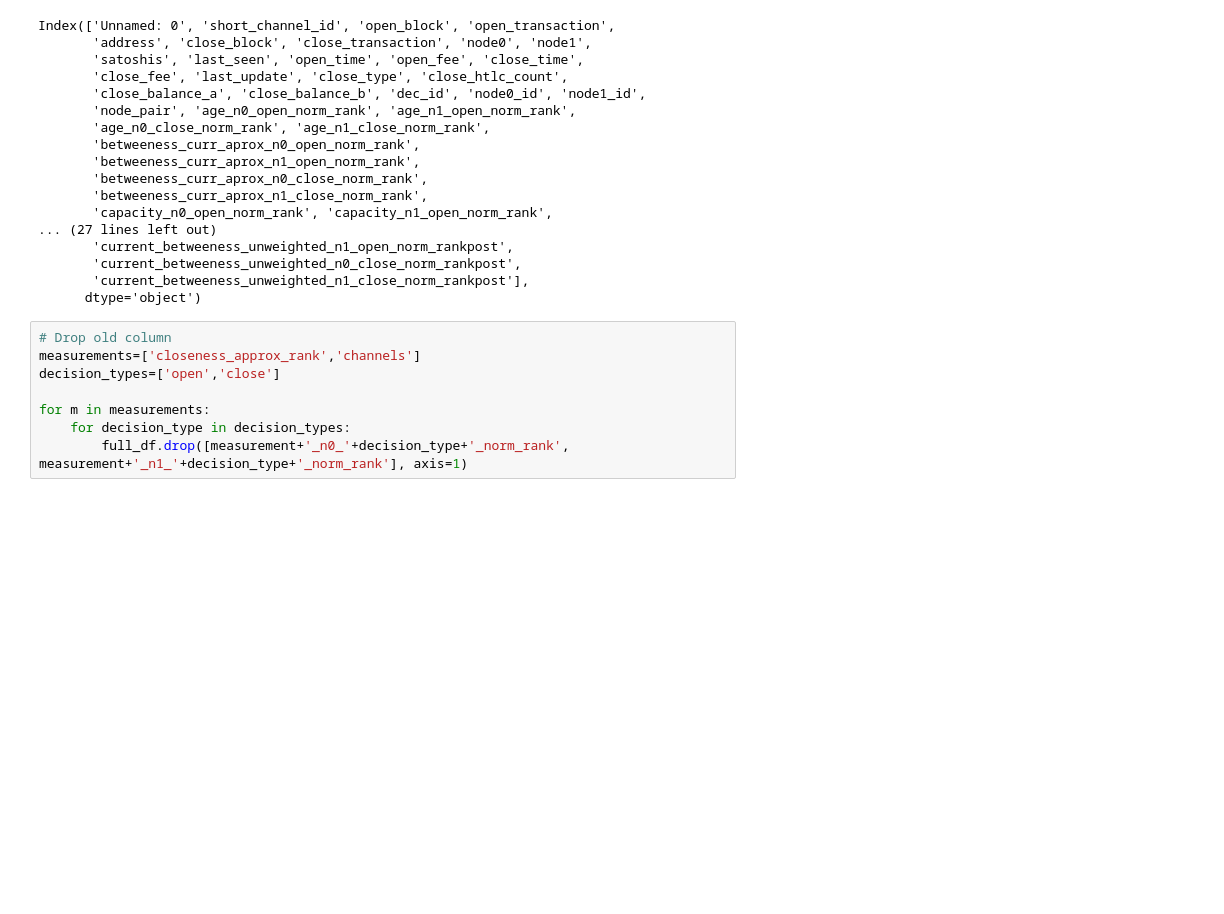
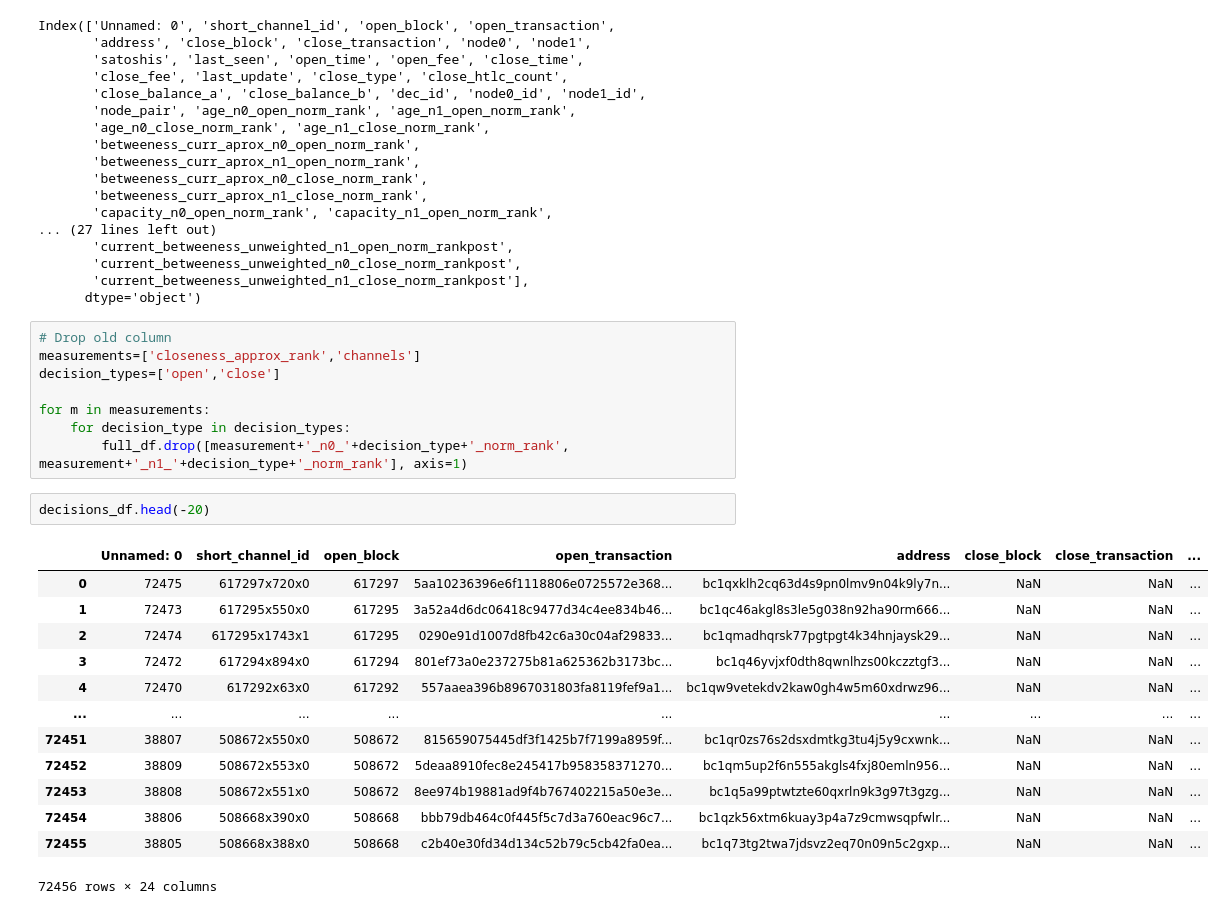
Before and after one commit to dsrincon/ln_strategy, a Jupyter notebook: ln-datapp-normalized_rankings.ipynb, the cells around one changed output. Cells and saved outputs as stored; diff of their text form; blank space fills up the shorter version.

```diff
--- a/ln-datapp-normalized_rankings.ipynb
+++ b/ln-datapp-normalized_rankings.ipynb
@@ -755,3 +755,19 @@ decision_types=['open','close']
 for m in measurements:
     for decision_type in decision_types:
         full_df.drop([measurement+'_n0_'+decision_type+'_norm_rank', measurement+'_n1_'+decision_type+'_norm_rank'], axis=1)
+# %%
+decisions_df.head(-20)
+# %% [output]
+|  | Unnamed: 0 | short_channel_id | open_block | open_transaction | address | close_block | close_transaction | ... |
+| 0 | 72475 | 617297x720x0 | 617297 | 5aa10236396e6f1118806e0725572e368... | bc1qxklh2cq63d4s9pn0lmv9n04k9ly7n... | NaN | NaN | ... |
+| 1 | 72473 | 617295x550x0 | 617295 | 3a52a4d6dc06418c9477d34c4ee834b46... | bc1qc46akgl8s3le5g038n92ha90rm666... | NaN | NaN | ... |
+| 2 | 72474 | 617295x1743x1 | 617295 | 0290e91d1007d8fb42c6a30c04af29833... | bc1qmadhqrsk77pgtpgt4k34hnjaysk29... | NaN | NaN | ... |
+| 3 | 72472 | 617294x894x0 | 617294 | 801ef73a0e237275b81a625362b3173bc... | bc1q46yvjxf0dth8qwnlhzs00kczztgf3... | NaN | NaN | ... |
+| 4 | 72470 | 617292x63x0 | 617292 | 557aaea396b8967031803fa8119fef9a1... | bc1qw9vetekdv2kaw0gh4w5m60xdrwz96... | NaN | NaN | ... |
+| ... | ... | ... | ... | ... | ... | ... | ... | ... |
+| 72451 | 38807 | 508672x550x0 | 508672 | 815659075445df3f1425b7f7199a8959f... | bc1qr0zs76s2dsxdmtkg3tu4j5y9cxwnk... | NaN | NaN | ... |
+| 72452 | 38809 | 508672x553x0 | 508672 | 5deaa8910fec8e245417b958358371270... | bc1qm5up2f6n555akgls4fxj80emln956... | NaN | NaN | ... |
+| 72453 | 38808 | 508672x551x0 | 508672 | 8ee974b19881ad9f4b767402215a50e3e... | bc1q5a99ptwtzte60qxrln9k3g97t3gzg... | NaN | NaN | ... |
+| 72454 | 38806 | 508668x390x0 | 508668 | bbb79db464c0f445f5c7d3a760eac96c7... | bc1qzk56xtm6kuay3p4a7z9cmwsqpfwlr... | NaN | NaN | ... |
+| 72455 | 38805 | 508668x388x0 | 508668 | c2b40e30fd34d134c52b79c5cb42fa0ea... | bc1q73tg2twa7jdsvz2eq70n09n5c2gxp... | NaN | NaN | ... |
+72456 rows × 24 columns
```
Also changed, not shown: 2 other files.
